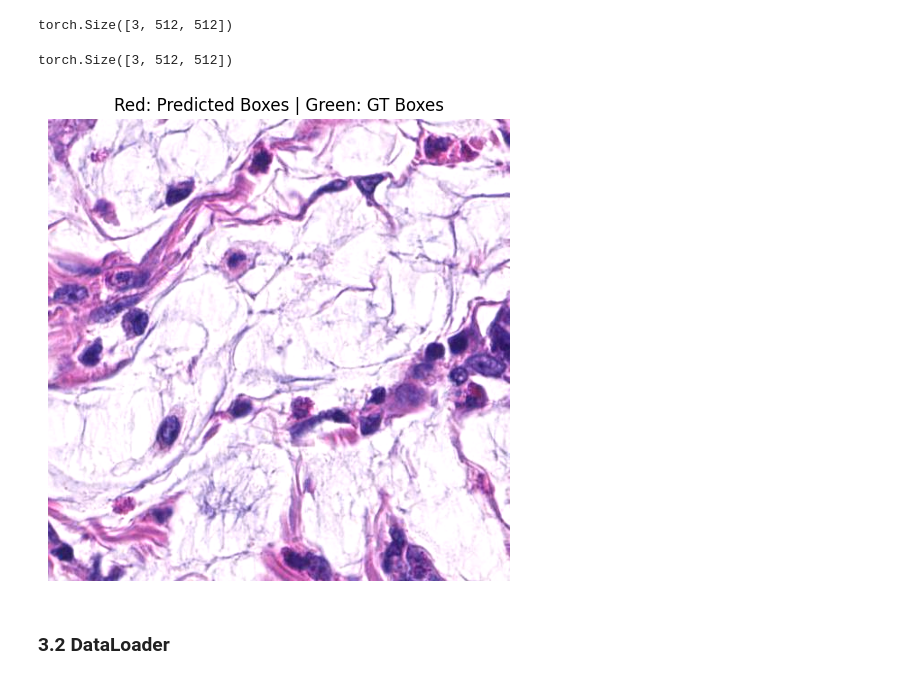
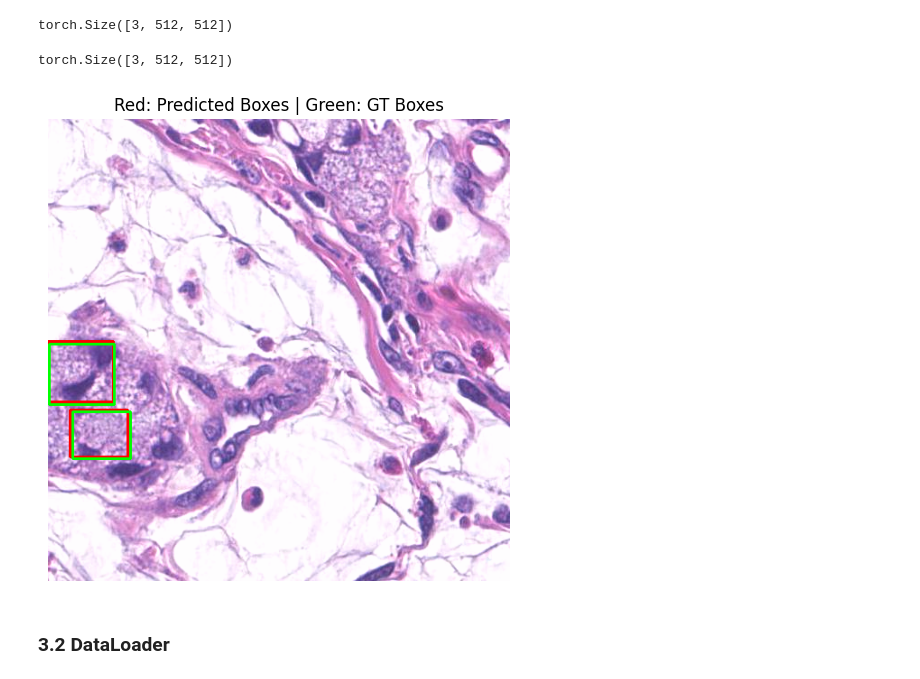
Before and after one commit to chatwipa-sur/SRCC_detection, a Jupyter notebook: Data_Exploration.ipynb, the cells around one changed output. Cells and saved outputs as stored; diff of their text form; code cells hidden in the pictures.

Commit message:
[Add] check shape of image, heatmap and regression

```diff
--- a/Data_Exploration.ipynb
+++ b/Data_Exploration.ipynb
@@ -1086,39 +1084,39 @@ print(image_patch.shape)
 torch.Size([3, 512, 512])
 # %%
 # Get image
-image, hm, regr, gt_boxes = dataset[1]
+image, hm, regr, gt_boxes = dataset[10]
 print(image.shape)
 image = unnormalize_tensor(image.clone())
 
 # Get predicted boxes
 pred_boxes, _ = pred2box(hm, regr)
 
 # Convert image to numpy
 image = image.clone().permute(1, 2, 0).numpy()
 image = (image * 255).astype(np.uint8)
 
 # Make a copy for drawing
 image_copy = image.copy()
 
 # Draw predicted boxes (red)
 for box in pred_boxes:
     x, y, w, h = map(int, box)
     cv2.rectangle(image_copy, (x, y), (x + w, y + h), (255, 0, 0), 2)
 
 # Draw GT boxes (green)
 for box in gt_boxes:
     x1, y1, w, h = map(int, box)
     cv2.rectangle(image_copy, (x1, y1), (x1 + w, y1 + h), (0, 255, 0), 2)
 
 # Display
 plt.figure(figsize=(6, 6))
 plt.imshow(image_copy)
 plt.title("Red: Predicted Boxes | Green: GT Boxes")
 plt.axis("off")
 plt.show()
 # %% [output]
 torch.Size([3, 512, 512])
-[figure, old version]
+[figure, new version]
 # %% [markdown]
 ### 3.2 DataLoader
 # %%
```
Also changed, not shown: parts of 10 cells of this notebook.
